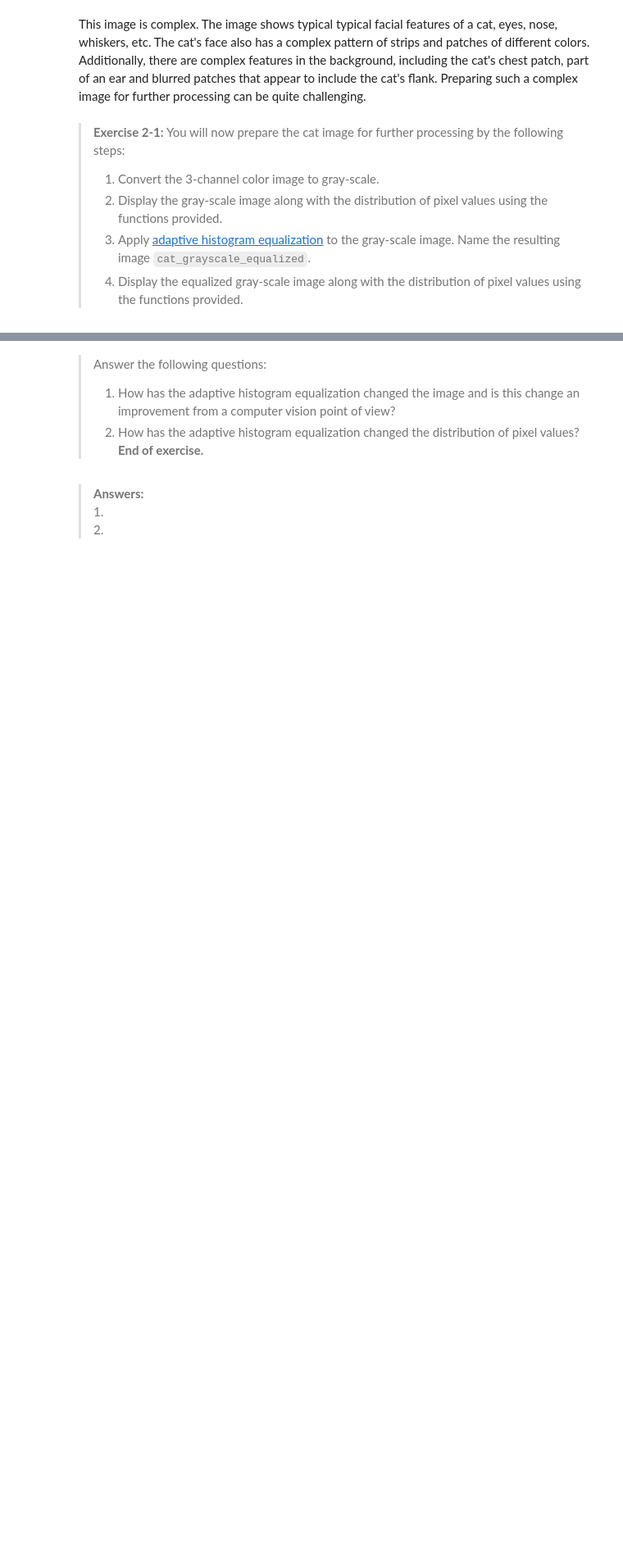
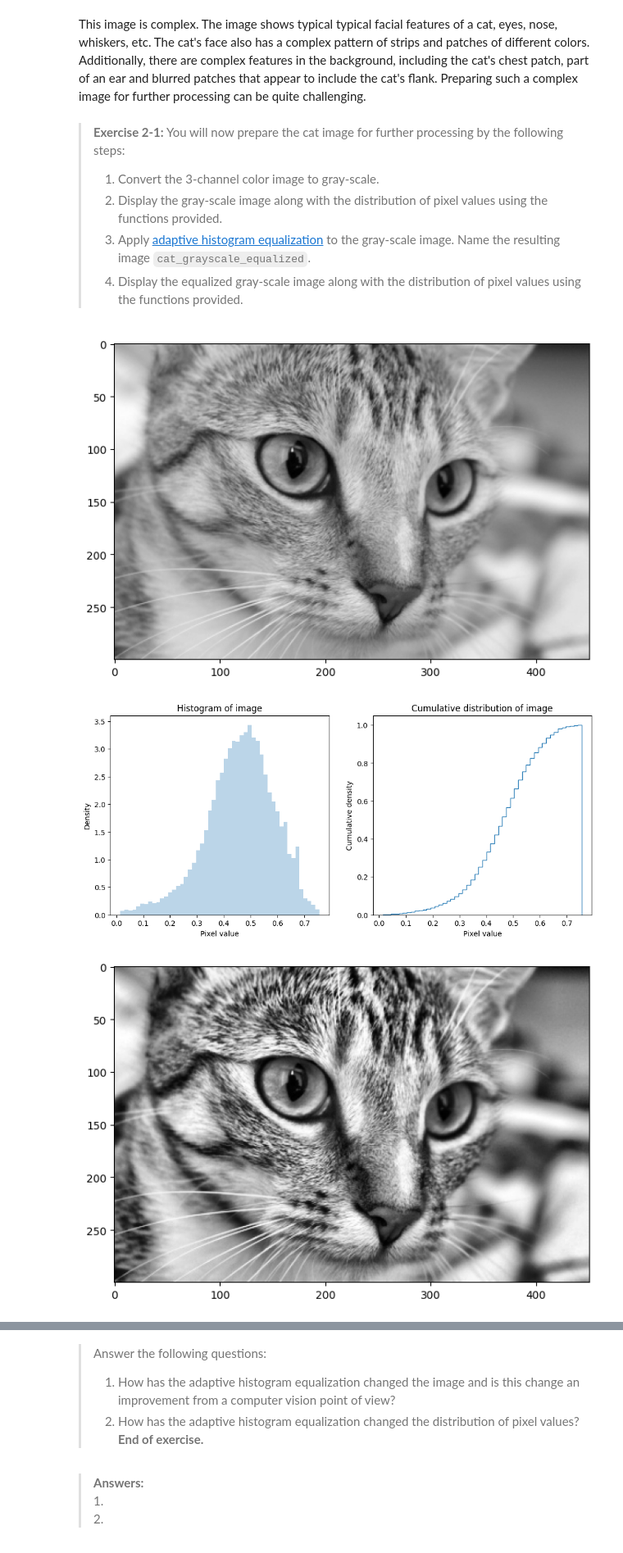
Before and after one commit to StephenElston/CSCI-E25, a Jupyter notebook: Labs/2_FilteringImages.ipynb, the cells around one changed output, grey strips where cells are left out. Shown at 82% size. Cells and saved outputs as stored; diff of their text form; code cells hidden in the pictures; blank space fills up the shorter version.

```diff
--- a/Labs/2_FilteringImages.ipynb
+++ b/Labs/2_FilteringImages.ipynb
@@ -47,21 +52,38 @@ This image is complex. The image shows typical typical facial features of a cat,
 # %%
 def plot_grayscale(img, h=8):
     plt.figure(figsize=(h, h))
     _=plt.imshow(img, cmap=plt.get_cmap('gray'))
     plt.show()
 
 def plot_gray_scale_distribution(img):
     '''Function plots histograms a gray scale image along
     with the cumulative distribution'''
     fig, ax = plt.subplots(1,2, figsize=(12, 5))
     ax[0].hist(img.flatten(), bins=50, density=True, alpha=0.3)
     ax[0].set_title('Histogram of image')
     ax[0].set_xlabel('Pixel value')
     ax[0].set_ylabel('Density')
     ax[1].hist(img.flatten(), bins=50, density=True, cumulative=True, histtype='step')
     ax[1].set_title('Cumulative distribution of image')
     ax[1].set_xlabel('Pixel value')
     ax[1].set_ylabel('Cumulative density')
     plt.show()
 
 ## Put your code below
+# convert the 3 channel color image to gray scale
+img_grayscale = rgb2gray(cat_image)
+
+# Display the gray-scale image along with the distribution of pixel values using the functions provided.
+plot_grayscale(img_grayscale)
+plot_gray_scale_distribution(img_grayscale)
+
+#Apply adaptive histogram equalization to the gray-scale image. Name the resulting image cat_grayscale_equalized.
+cat_grayscale_equalized = skimage.exposure.equalize_adapthist(img_grayscale)
+
+# Display the equalized gray-scale image along with the distribution of pixel values using the functions provided.
+plot_grayscale(cat_grayscale_equalized)
+plot_gray_scale_distribution(cat_grayscale_equalized)
+# %% [output]
+[figure, added]
+[figure, added]
+[figure, added]
```
Also changed, not shown: parts of 3 cells of this notebook.
